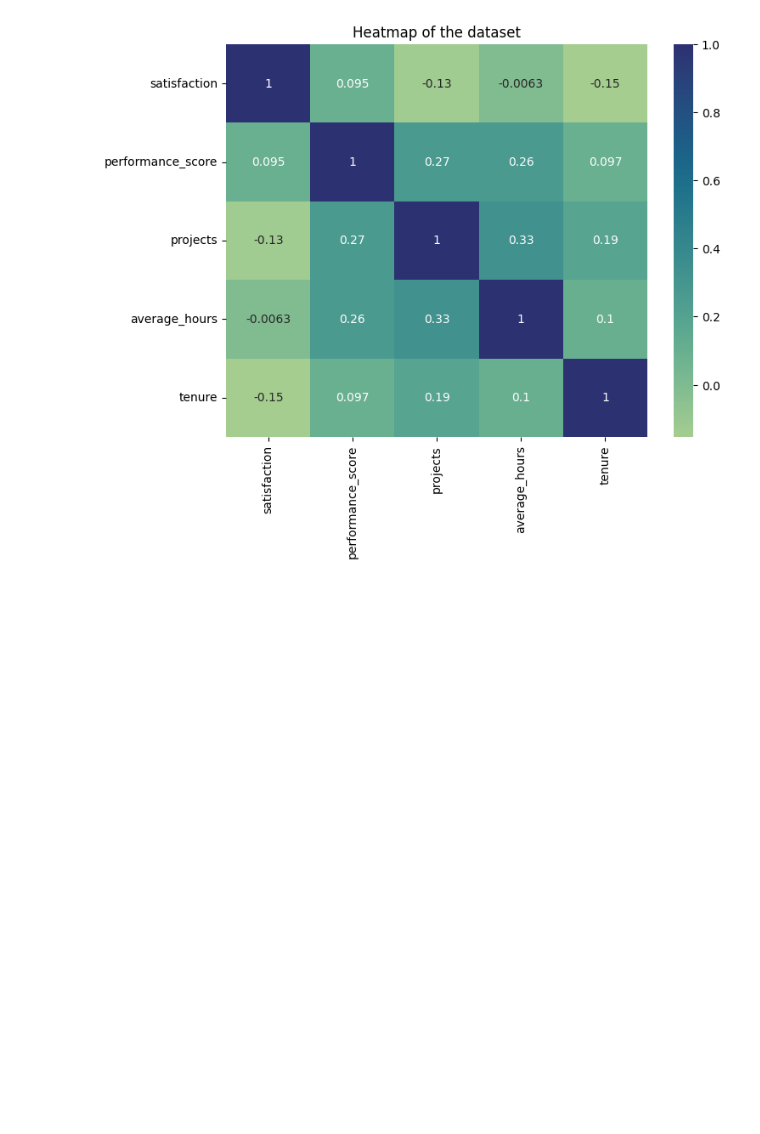
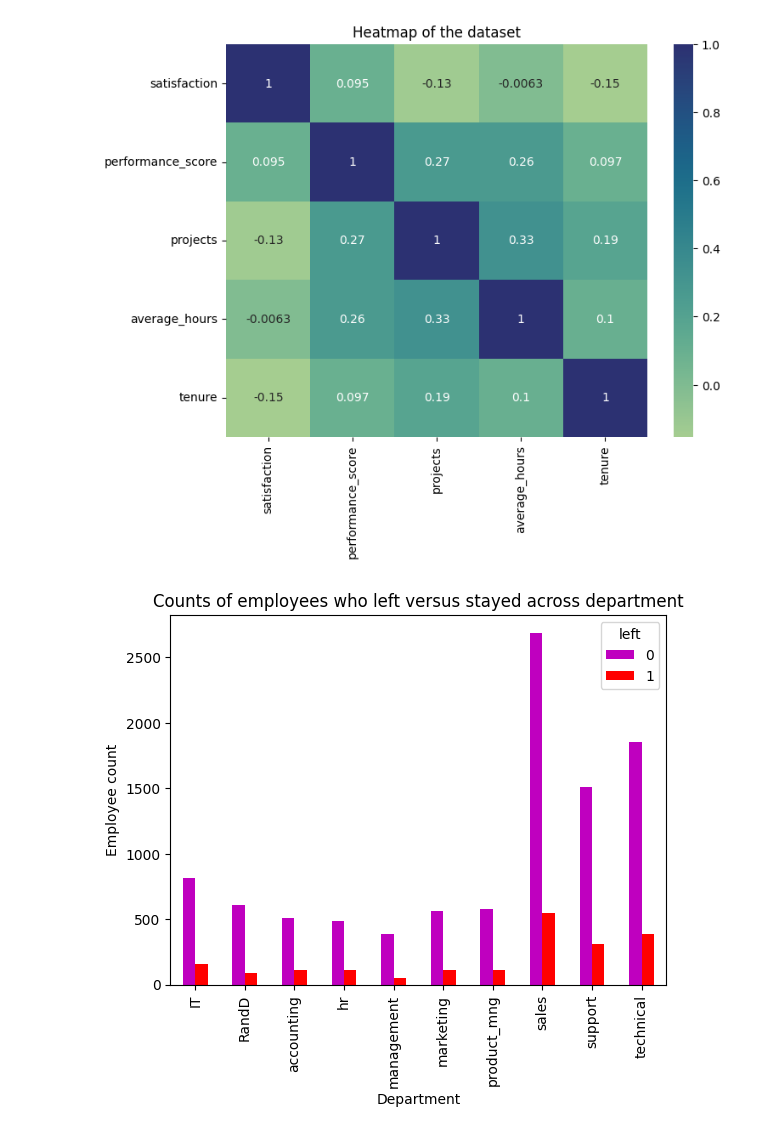
Before and after one commit to ajeronimoguerra/Case-Study-in-R---Amazon-BestBookselling-09-22, a Jupyter notebook: high-employee-turnover-rate.ipynb, the cells around one changed output. Cells and saved outputs as stored; diff of their text form; code cells hidden in the pictures; blank space fills up the shorter version.

Commit message:
Kaggle Notebook | High employee turnover rate | bart plot

```diff
--- a/high-employee-turnover-rate.ipynb
+++ b/high-employee-turnover-rate.ipynb
@@ -573,3 +573,13 @@ plt.title('Heatmap of the dataset')
 plt.show()
 # %% [output]
 [figure]
+# %%
+# Create a stacked bart plot to visualize number of employees across department, comparing those who left with those who didn't
+# In the legend, 0 (purple color) represents employees who did not leave, 1 (red color) represents employees who left
+pd.crosstab(df0_no_duplicates['department'], df0_no_duplicates['left']).plot(kind ='bar',color='mr')
+plt.title('Counts of employees who left versus stayed across department')
+plt.ylabel('Employee count')
+plt.xlabel('Department')
+plt.show()
+# %% [output]
+[figure, added]
```
